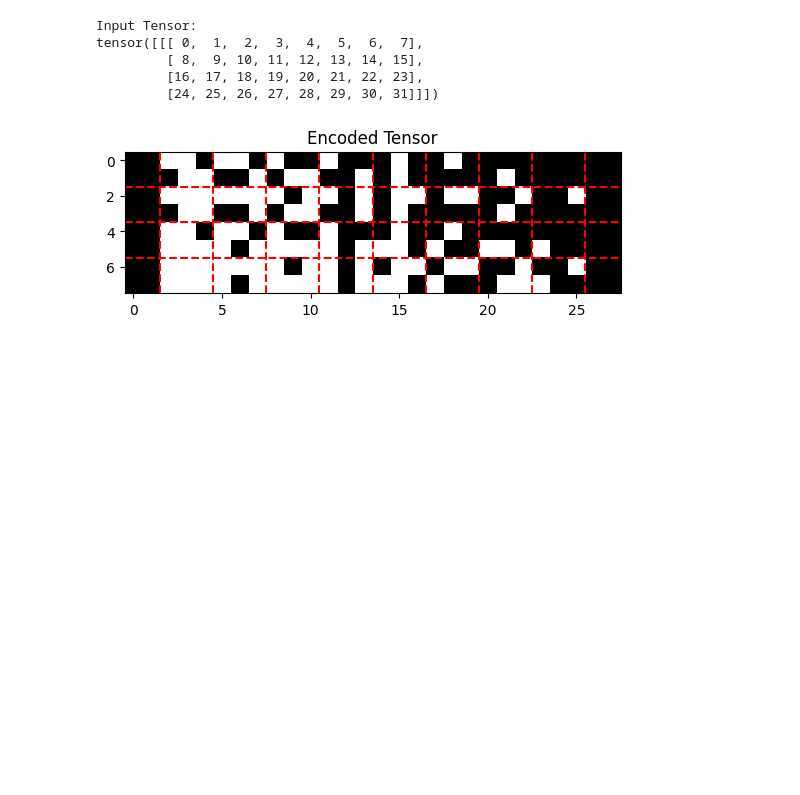
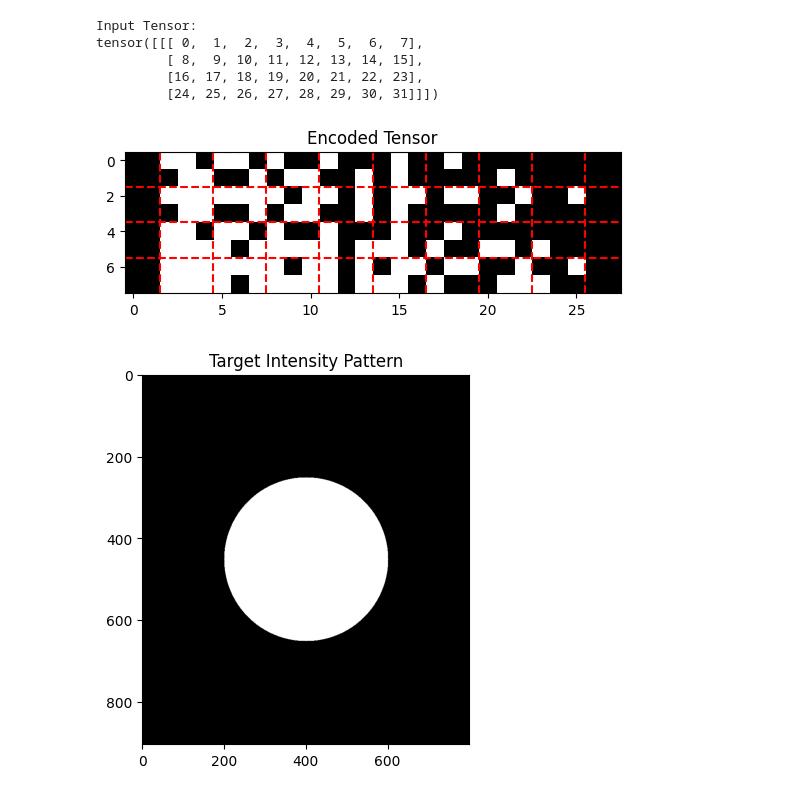
Before and after one commit to tsopeter/VM_NES_Training, a Jupyter notebook: Algorithms/plm.ipynb, the cells around one changed output. Drawn from its saved outputs; the diff is of its cells as text; code cells hidden in the pictures; blank space fills up the shorter version.

```diff
--- a/Algorithms/plm.ipynb
+++ b/Algorithms/plm.ipynb
@@ -233,0 +328,18 @@ tensor([[[ 0,  1,  2,  3,  4,  5,  6,  7],
+# %%
+# Test pattern: A simple circular aperture
+H, W = 2714 // 3, 1600 // 2
+
+# Create a circular aperture in the center of the target plane
+Y, X = torch.meshgrid(torch.arange(H), torch.arange(W), indexing='ij')
+center_y, center_x = H // 2, W // 2
+radius = min(H, W) // 4
+Target = ((X - center_x)**2 + (Y - center_y)**2) <= radius**2
+Target = Target.float()
+Target = Target.to('cuda' if torch.cuda.is_available() else 'cpu')  # Move to GPU if available
+
+# Show
+plt.imshow(Target.cpu().numpy(), cmap='gray')
+plt.title("Target Intensity Pattern")
+plt.show()
+# %% [output]
+[figure, added]
```
Also changed, not shown: parts of 8 cells of this notebook, 30 other files.
